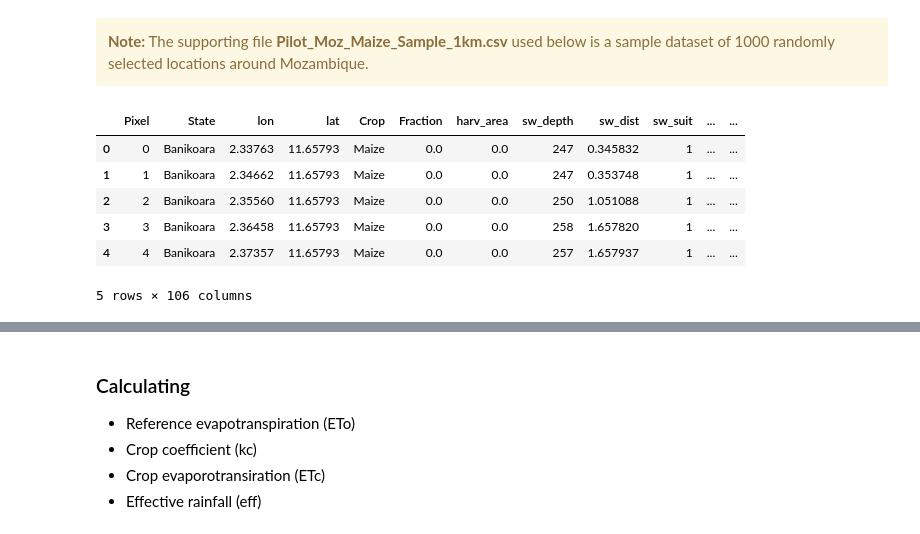
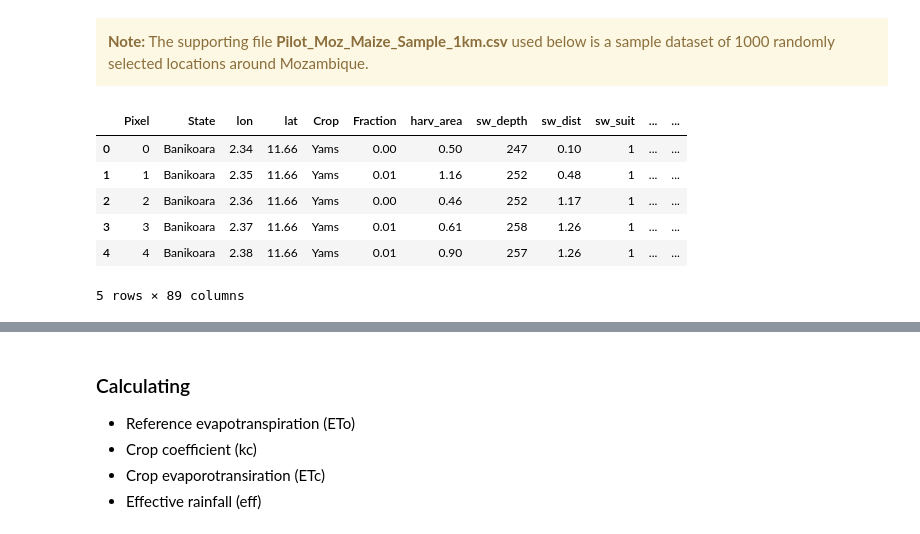
Before and after one commit to oluchee/agrodem, a Jupyter notebook: agrodem.ipynb, the cells around one changed output, grey strips where cells are left out. Drawn from its saved outputs; the diff is of its cells as text; code cells hidden in the pictures.

```diff
--- a/agrodem.ipynb
+++ b/agrodem.ipynb
@@ -81,24 +81,24 @@ The following biophysical characteristics are necessary inputs to the irrigation
 # %%
 # Import data
 
 # Path and name of crop allocation file
 #path = r"C:\Users\alekor\Desktop\GithubFolder\agrodem\agrodem_sample_input_data"     ## directory of input crop file
 #name_of_file = "Pilot_Moz_Maize_Sample_1km.csv"
 path = r"C:\Benin\agrodem_preprocessing\Agrodem_prepping_output"
-name_of_file = "agrodem_input_maize_new.csv"
+name_of_file = "agrodem_input_yam.csv"
 
 # Import csv as pandas dataframe
 df = pd.read_csv(path + "\\" + name_of_file)
 
 df.head(5)
 # %% [output]
 |  | Pixel | State | lon | lat | Crop | Fraction | harv_area | sw_depth | sw_dist | sw_suit | ... | ... |
-| 0 | 0 | Banikoara | 2.33763 | 11.65793 | Maize | 0.0 | 0.0 | 247 | 0.345832 | 1 | ... | ... |
-| 1 | 1 | Banikoara | 2.34662 | 11.65793 | Maize | 0.0 | 0.0 | 247 | 0.353748 | 1 | ... | ... |
-| 2 | 2 | Banikoara | 2.35560 | 11.65793 | Maize | 0.0 | 0.0 | 250 | 1.051088 | 1 | ... | ... |
-| 3 | 3 | Banikoara | 2.36458 | 11.65793 | Maize | 0.0 | 0.0 | 258 | 1.657820 | 1 | ... | ... |
-| 4 | 4 | Banikoara | 2.37357 | 11.65793 | Maize | 0.0 | 0.0 | 257 | 1.657937 | 1 | ... | ... |
+| 0 | 0 | Banikoara | 2.34 | 11.66 | Yams | 0.00 | 0.50 | 247 | 0.10 | 1 | ... | ... |
+| 1 | 1 | Banikoara | 2.35 | 11.66 | Yams | 0.01 | 1.16 | 252 | 0.48 | 1 | ... | ... |
+| 2 | 2 | Banikoara | 2.36 | 11.66 | Yams | 0.00 | 0.46 | 252 | 1.17 | 1 | ... | ... |
+| 3 | 3 | Banikoara | 2.37 | 11.66 | Yams | 0.01 | 0.61 | 258 | 1.26 | 1 | ... | ... |
+| 4 | 4 | Banikoara | 2.38 | 11.66 | Yams | 0.01 | 0.90 | 257 | 1.26 | 1 | ... | ... |
-5 rows × 106 columns
+5 rows × 89 columns
 # %%
 df.columns
 # %% [output]
```
Also changed, not shown: parts of 11 cells of this notebook, 40 other files.
